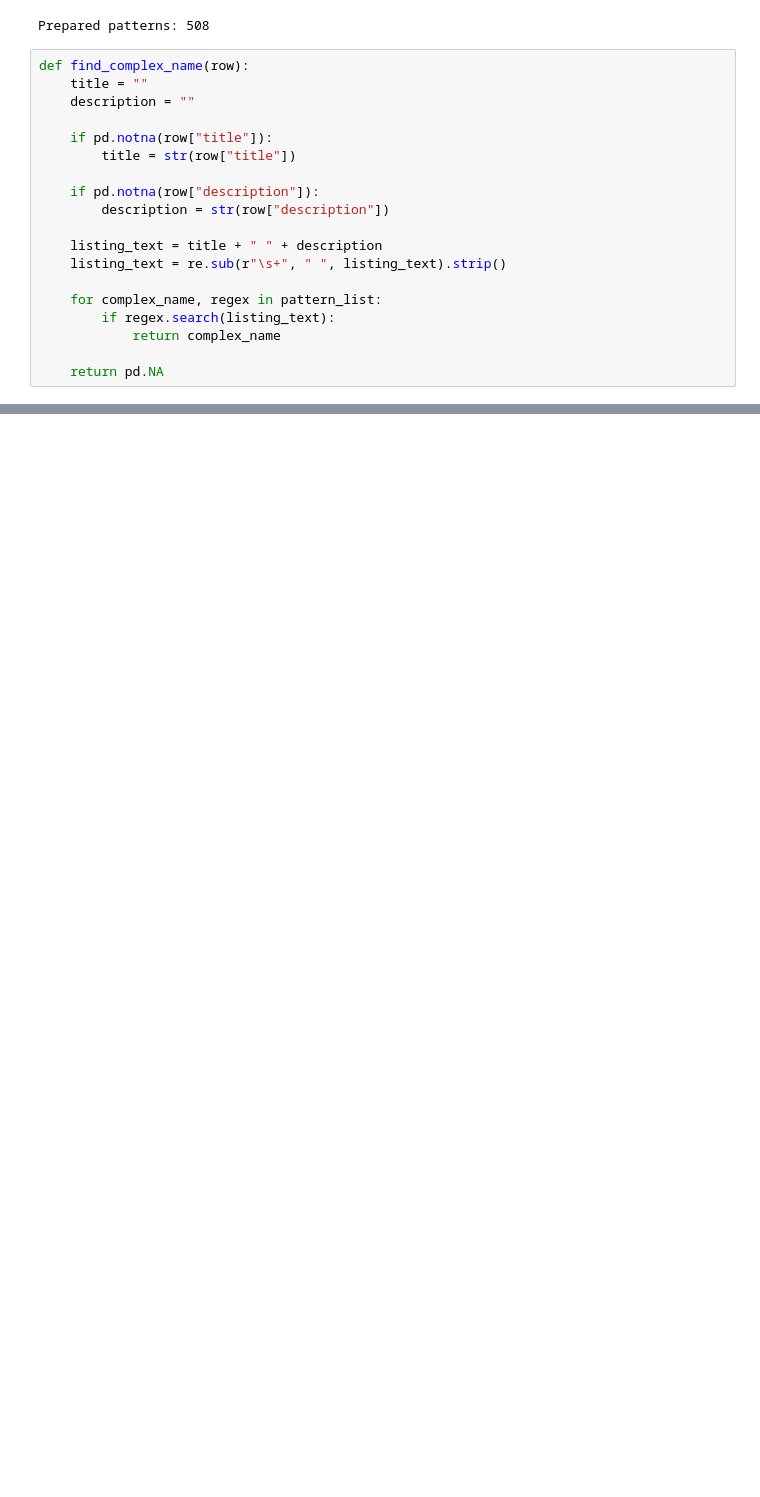
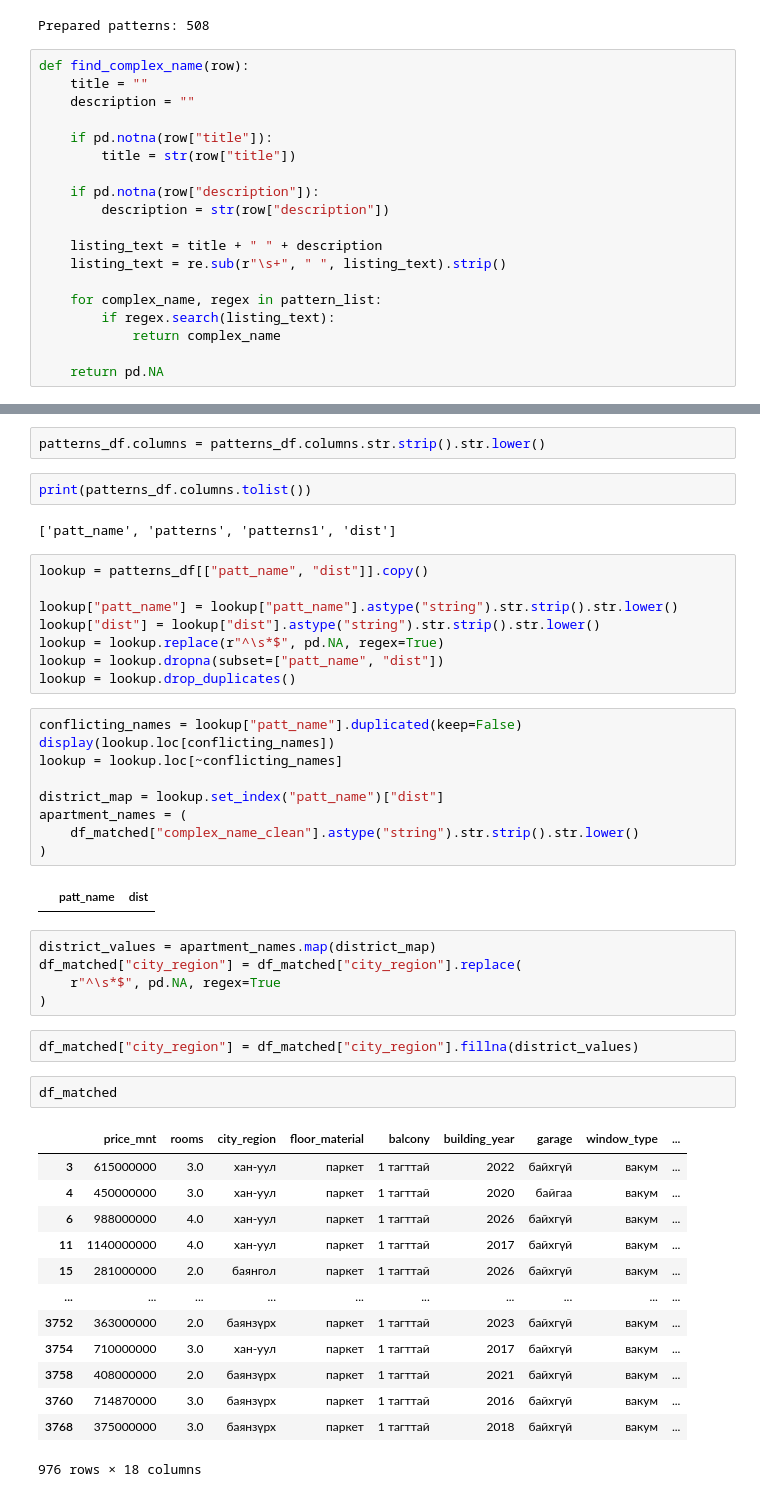
Before and after one commit to 2026328-Dashzeveg-Purevtogtokh/Machine-Learning-Sep26, a Jupyter notebook: CA1-ML-Apartment-Price-Prediction/notebooks/2026328_Machine_Learning_CA1_V1.ipynb, the cells around one changed output, grey strips where cells are left out. Cells and saved outputs as stored; diff of their text form; blank space fills up the shorter version.

```diff
--- a/CA1-ML-Apartment-Price-Prediction/notebooks/2026328_Machine_Learning_CA1_V1.ipynb
+++ b/CA1-ML-Apartment-Price-Prediction/notebooks/2026328_Machine_Learning_CA1_V1.ipynb
@@ -475,0 +500,48 @@ df[["sex", "education", "marriage", "default"]].nunique().to_frame("Number of ca
+# %%
+patterns_df.columns = patterns_df.columns.str.strip().str.lower()
+# %%
+print(patterns_df.columns.tolist())
+# %% [output]
+['patt_name', 'patterns', 'patterns1', 'dist']
+# %%
+lookup = patterns_df[["patt_name", "dist"]].copy()
+
+lookup["patt_name"] = lookup["patt_name"].astype("string").str.strip().str.lower()
+lookup["dist"] = lookup["dist"].astype("string").str.strip().str.lower()
+lookup = lookup.replace(r"^\s*$", pd.NA, regex=True)
+lookup = lookup.dropna(subset=["patt_name", "dist"])
+lookup = lookup.drop_duplicates()
+# %%
+conflicting_names = lookup["patt_name"].duplicated(keep=False)
+display(lookup.loc[conflicting_names])
+lookup = lookup.loc[~conflicting_names]
+
+district_map = lookup.set_index("patt_name")["dist"]
+apartment_names = (
+    df_matched["complex_name_clean"].astype("string").str.strip().str.lower()
+)
+# %% [output]
+|  | patt_name | dist |
+# %%
+district_values = apartment_names.map(district_map)
+df_matched["city_region"] = df_matched["city_region"].replace(
+    r"^\s*$", pd.NA, regex=True
+)
+# %%
+df_matched["city_region"] = df_matched["city_region"].fillna(district_values)
+# %%
+df_matched
+# %% [output]
+|  | price_mnt | rooms | city_region | floor_material | balcony | building_year | garage | window_type | ... |
+| 3 | 615000000 | 3.0 | хан-уул | паркет | 1 тагттай | 2022 | байхгүй | вакум | ... |
+| 4 | 450000000 | 3.0 | хан-уул | паркет | 1 тагттай | 2020 | байгаа | вакум | ... |
+| 6 | 988000000 | 4.0 | хан-уул | паркет | 1 тагттай | 2026 | байхгүй | вакум | ... |
+| 11 | 1140000000 | 4.0 | хан-уул | паркет | 1 тагттай | 2017 | байхгүй | вакум | ... |
+| 15 | 281000000 | 2.0 | баянгол | паркет | 1 тагттай | 2026 | байхгүй | вакум | ... |
+| ... | ... | ... | ... | ... | ... | ... | ... | ... | ... |
+| 3752 | 363000000 | 2.0 | баянзүрх | паркет | 1 тагттай | 2023 | байхгүй | вакум | ... |
+| 3754 | 710000000 | 3.0 | хан-уул | паркет | 1 тагттай | 2017 | байхгүй | вакум | ... |
+| 3758 | 408000000 | 2.0 | баянзүрх | паркет | 1 тагттай | 2021 | байхгүй | вакум | ... |
+| 3760 | 714870000 | 3.0 | баянзүрх | паркет | 1 тагттай | 2016 | байхгүй | вакум | ... |
+| 3768 | 375000000 | 3.0 | баянзүрх | паркет | 1 тагттай | 2018 | байхгүй | вакум | ... |
+976 rows × 18 columns
```
Also changed, not shown: parts of 36 cells of this notebook.
